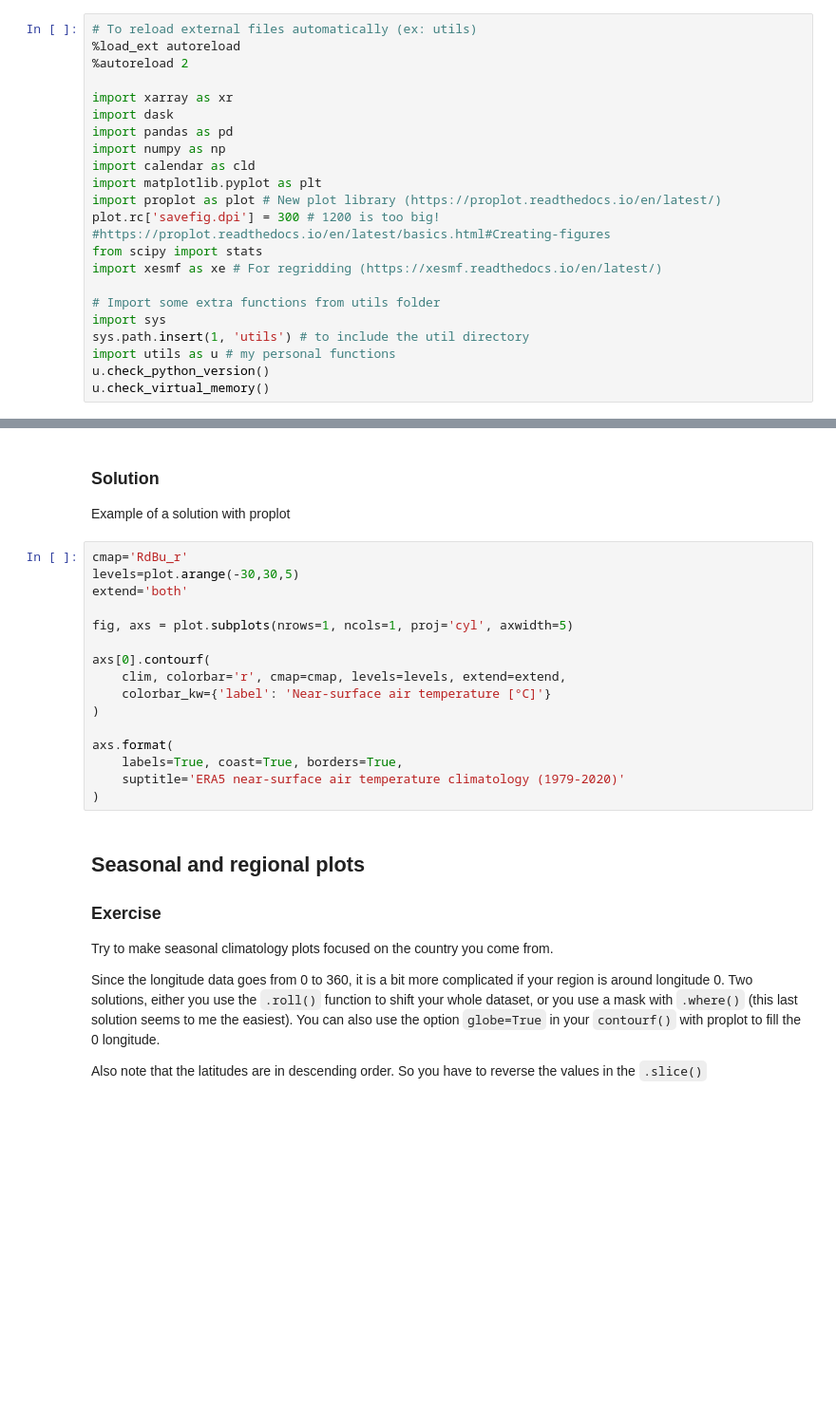
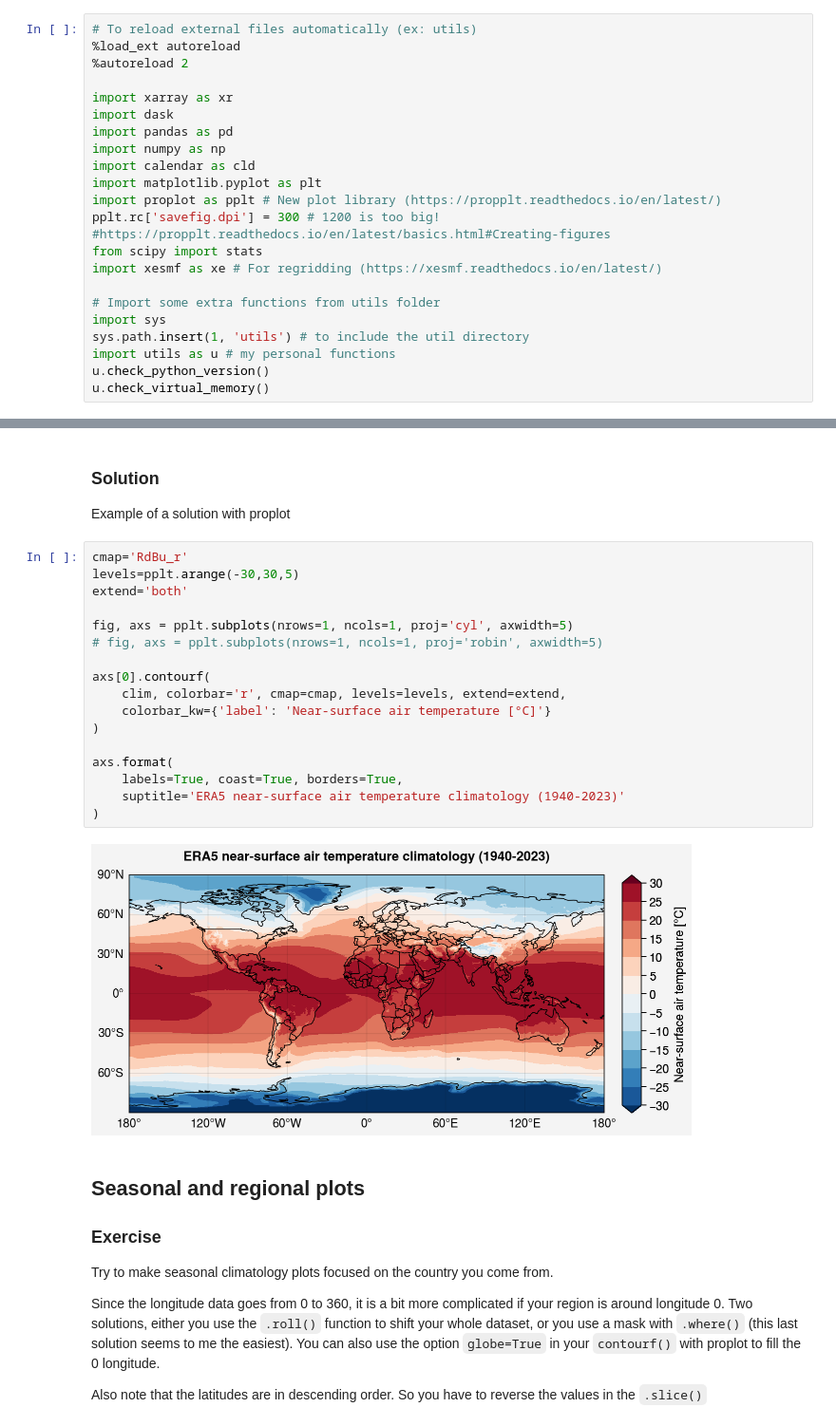
Before and after one commit to mickaellalande/Numerilab, a Jupyter notebook: 02_ERA5.ipynb, the cells around one changed output, grey strips where cells are left out. Shown at 95% size. Cells and saved outputs as stored; diff of their text form; blank space fills up the shorter version.

```diff
--- a/02_ERA5.ipynb
+++ b/02_ERA5.ipynb
@@ -13,8 +13,8 @@ import pandas as pd
 import numpy as np
 import calendar as cld
 import matplotlib.pyplot as plt
-import proplot as plot # New plot library (https://proplot.readthedocs.io/en/latest/)
-plot.rc['savefig.dpi'] = 300 # 1200 is too big! #https://proplot.readthedocs.io/en/latest/basics.html#Creating-figures
+import proplot as pplt # New plot library (https://propplt.readthedocs.io/en/latest/)
+pplt.rc['savefig.dpi'] = 300 # 1200 is too big! #https://propplt.readthedocs.io/en/latest/basics.html#Creating-figures
 from scipy import stats
 import xesmf as xe # For regridding (https://xesmf.readthedocs.io/en/latest/)
 
@@ -163,20 +390,23 @@ Try to make a figure with a geographical projection of your choice using proplot
 Example of a solution with proplot
 # %%
 cmap='RdBu_r'
-levels=plot.arange(-30,30,5)
+levels=pplt.arange(-30,30,5)
 extend='both'
 
-fig, axs = plot.subplots(nrows=1, ncols=1, proj='cyl', axwidth=5)
+fig, axs = pplt.subplots(nrows=1, ncols=1, proj='cyl', axwidth=5)
+# fig, axs = pplt.subplots(nrows=1, ncols=1, proj='robin', axwidth=5)
 
 axs[0].contourf(
     clim, colorbar='r', cmap=cmap, levels=levels, extend=extend,
     colorbar_kw={'label': 'Near-surface air temperature [°C]'}
 )
 
 axs.format(
     labels=True, coast=True, borders=True,
-    suptitle='ERA5 near-surface air temperature climatology (1979-2020)'
+    suptitle='ERA5 near-surface air temperature climatology (1940-2023)'
 )
+# %% [output]
+[figure, added]
 # %% [markdown]
 ## Seasonal and regional plots
 ### Exercise
```
Also changed, not shown: parts of 39 cells of this notebook, 4 other files.
